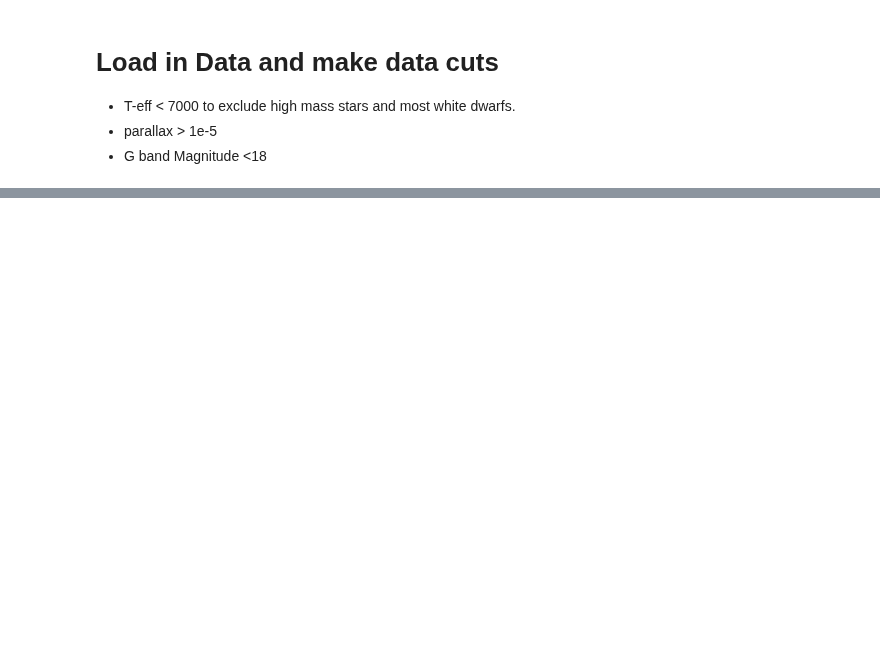
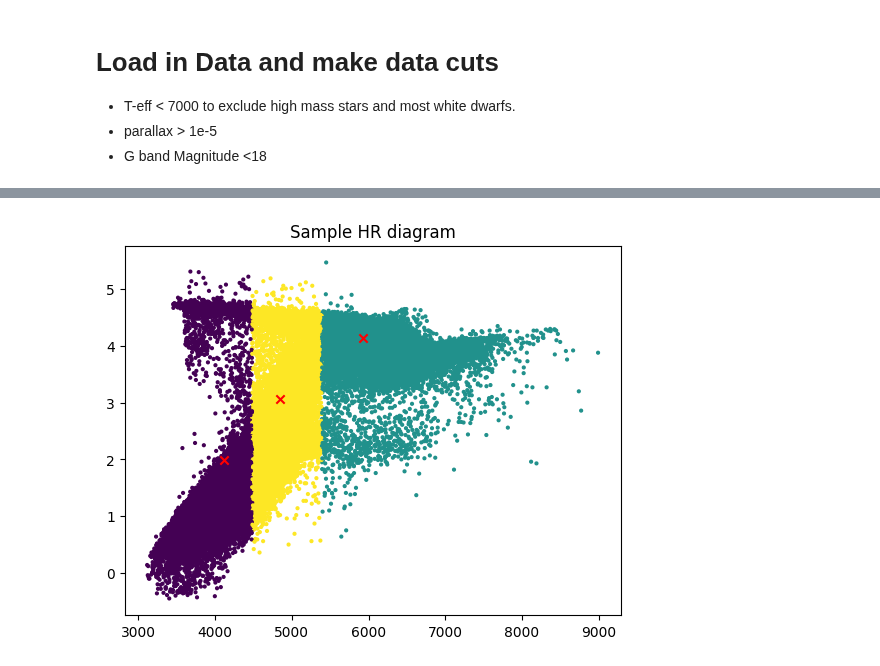
Before and after one commit to PK0207/geology_final_project, a Jupyter notebook: Yu_data.ipynb, the cells around one changed output, grey strips where cells are left out. Saved outputs shown, nothing was run; the diff lists cells and outputs as text; code cells hidden in the pictures; blank space fills up the shorter version.

Commit message:
added clustering code

```diff
--- a/Yu_data.ipynb
+++ b/Yu_data.ipynb
@@ -160,8 +164,32 @@ df.to_csv('GALAH_APOGEE_RAVE.csv', index=False)
+# %%
+fitcols = [
+    "Teff", #Effective temperature of the star (a derived quantity)
+    #"e_Teff", #Error in effective temperature
+    "logg", #Log surface gravity
+    #"e_logg", #error in surface gravity
+    "FeH", #Metallicity (ratio of iron to hydrogen)
+    #"e_FeH", #error in metallicity
+    "Fbol", #Bolometric flux (integrated over all wavelengths)
+    #"e_Fbol", #Error in bolometric flux
+    "angRad", #angular radius of star
+    #"e_angRad", #Error in angular radius
+    "logL", #log bolometric luminosity
+    #"e_logL", #error in log luminosity
+    "radius", #radius of the star
+    #"e_radius", #error in radius
+]
+X = df[fitcols]
 # %%
 #Cluster data
 from sklearn.cluster import KMeans
-X = np.array([[1, 2], [1, 4], [1, 0],
-              [10, 2], [10, 4], [10, 0]])
-kmeans = KMeans(n_clusters=2, random_state=0, n_init="auto").fit(X)
-kmeans.labels_
-kmeans.cluster_centers_
+
+kmeans = KMeans(n_clusters=3, random_state=0, n_init="auto").fit(X)
+# %%
+labels = kmeans.labels_
+centers = kmeans.cluster_centers_
+plt.scatter(X['Teff'].iloc[::5], X['logg'].iloc[::5], c=labels[::5], s=4)
+plt.scatter(np.array(centers[:,0]), np.array(centers[:,1]), marker='x', c='r')
+plt.title("Sample HR diagram")
+plt.show()
+# %% [output]
+[figure, added]
```
Also changed, not shown: parts of 13 cells of this notebook.
